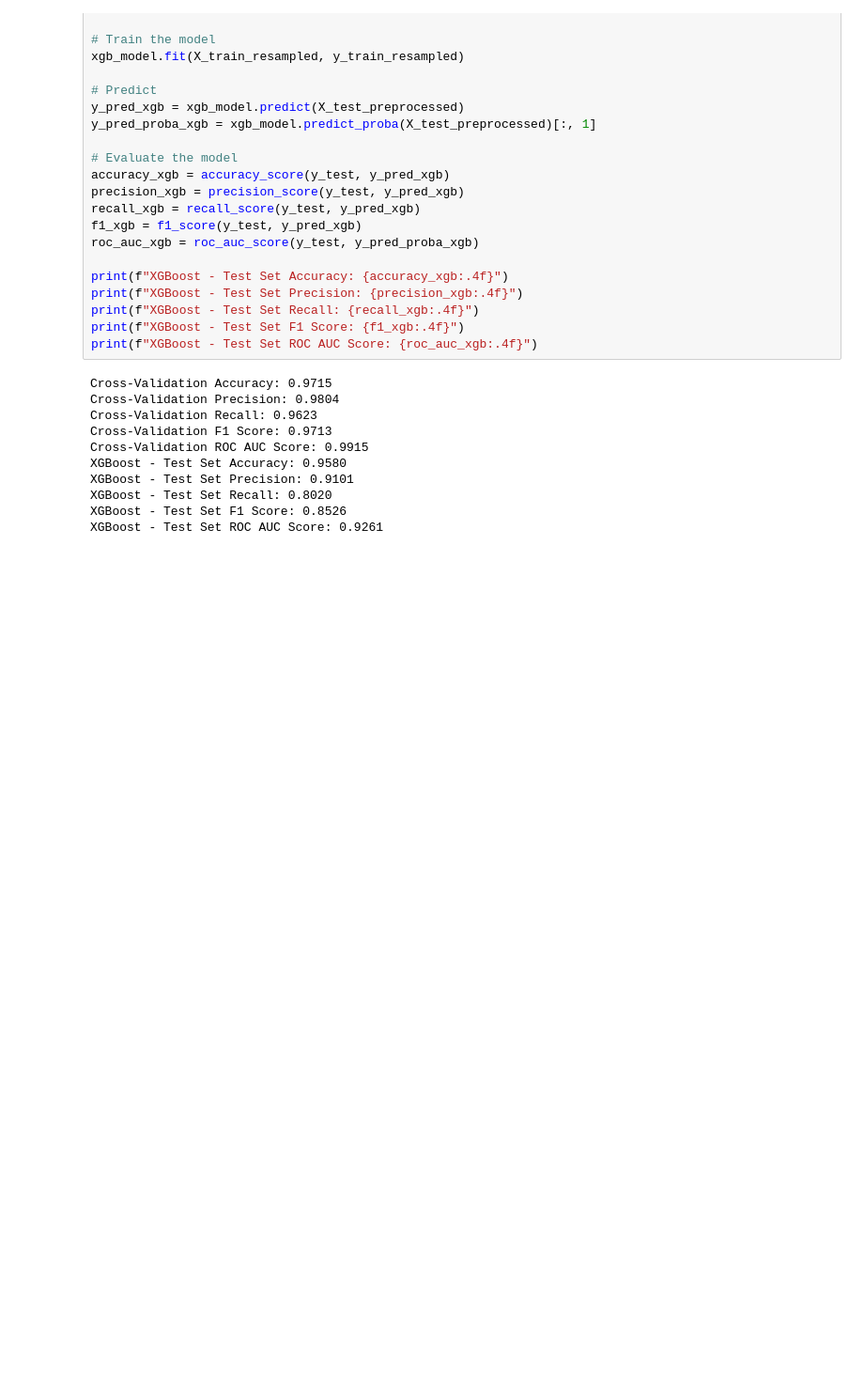
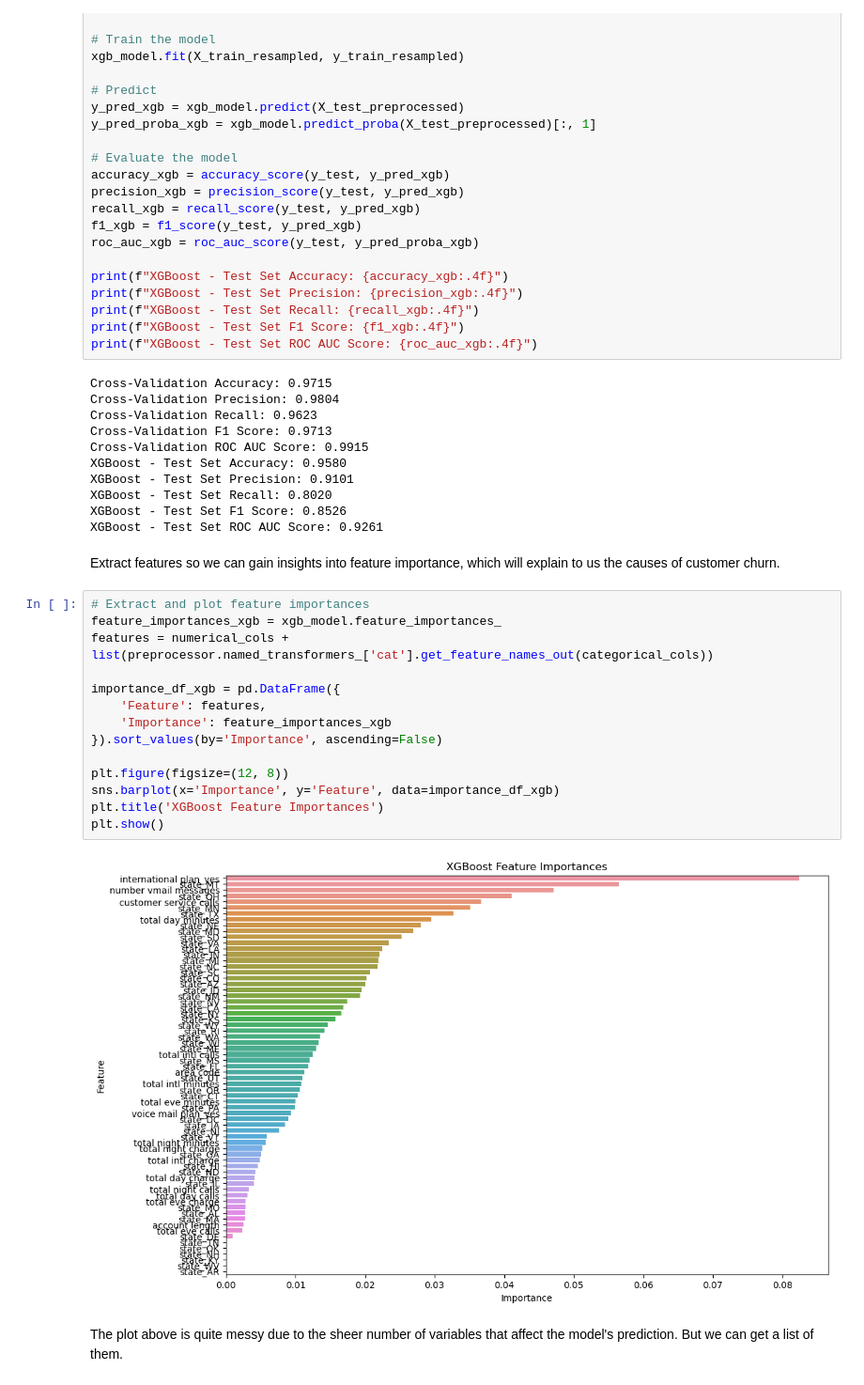
Before and after one commit to William-Itotia/Phase-3-DSC-SYR, a Jupyter notebook: ProjectSyr.ipynb, the cells around one changed output. Shown: that part at 94% size. Saved outputs shown, nothing was run; the diff lists cells and outputs as text; blank space fills up the shorter version.

```diff
--- a/ProjectSyr.ipynb
+++ b/ProjectSyr.ipynb
@@ -430,3 +430,24 @@ XGBoost - Test Set Precision: 0.9101
 XGBoost - Test Set Recall: 0.8020
 XGBoost - Test Set F1 Score: 0.8526
 XGBoost - Test Set ROC AUC Score: 0.9261
+# %% [markdown]
+
+Extract features so we can gain insights into feature importance, which will explain to us the causes of customer churn.
+# %%
+# Extract and plot feature importances
+feature_importances_xgb = xgb_model.feature_importances_
+features = numerical_cols + list(preprocessor.named_transformers_['cat'].get_feature_names_out(categorical_cols))
+
+importance_df_xgb = pd.DataFrame({
+    'Feature': features,
+    'Importance': feature_importances_xgb
+}).sort_values(by='Importance', ascending=False)
+
+plt.figure(figsize=(12, 8))
+sns.barplot(x='Importance', y='Feature', data=importance_df_xgb)
+plt.title('XGBoost Feature Importances')
+plt.show()
+# %% [output]
+[figure, added]
+# %% [markdown]
+The plot above is quite messy due to the sheer number of variables that affect the model's prediction. But we can get a list of them.
```
Also changed, not shown: parts of 7 cells of this notebook.
